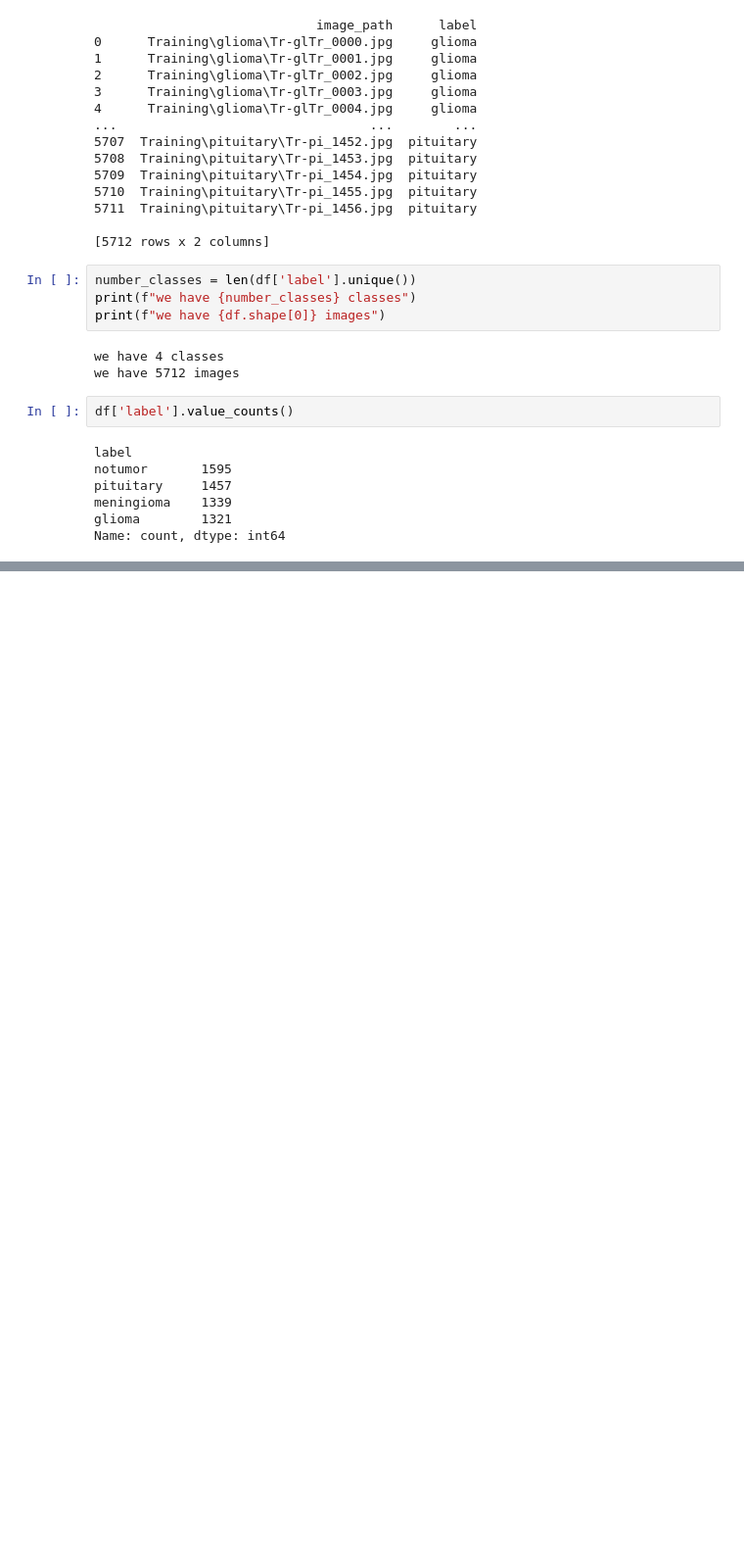
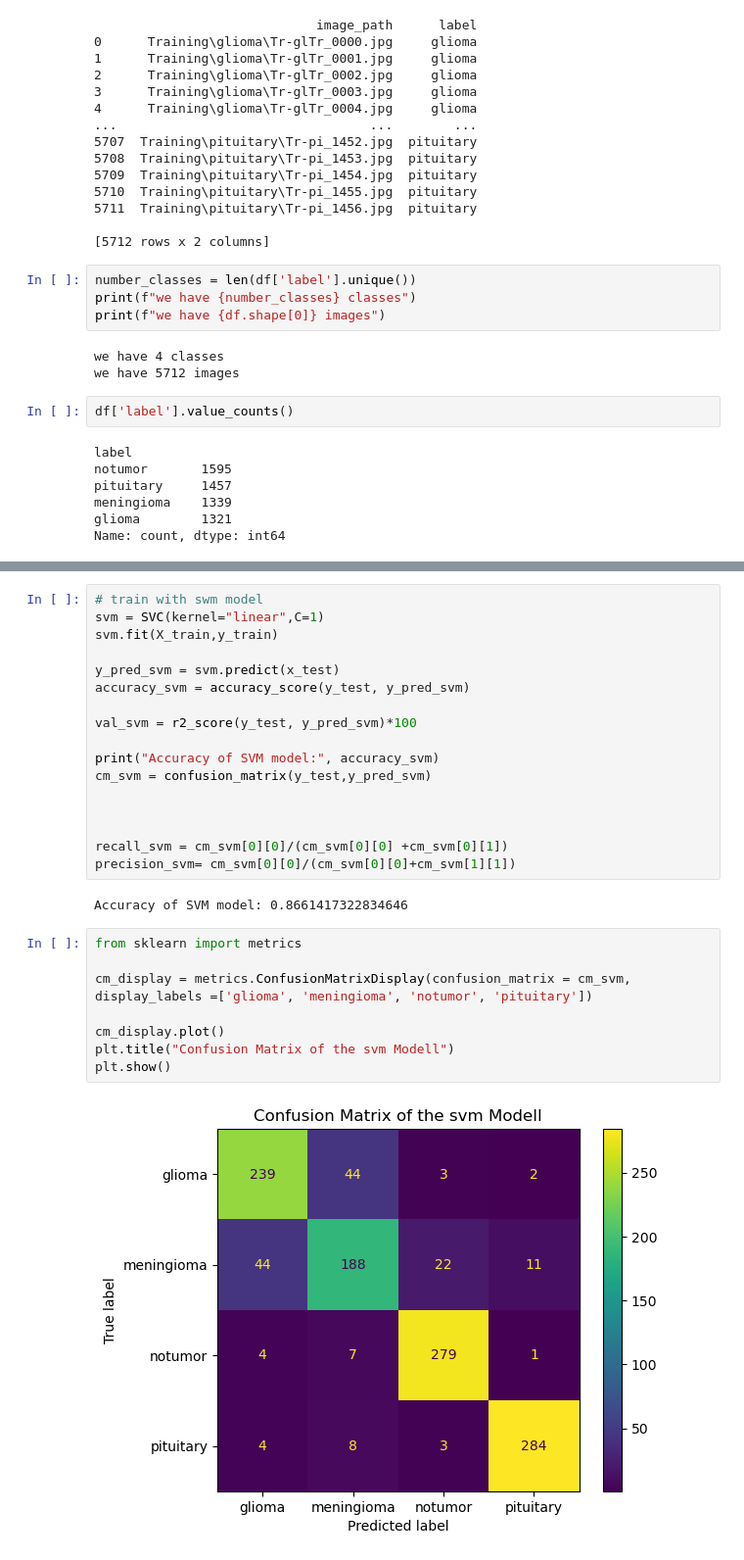
Before and after one commit to bassantmedhat/Brain-Tumor-Classification, a Jupyter notebook: model.ipynb, the cells around one changed output, grey strips where cells are left out. Shown at 98% size. Saved outputs shown, nothing was run; the diff lists cells and outputs as text; blank space fills up the shorter version.

Commit message:
Add files via upload
Adding Svm model and Knn

```diff
--- a/model.ipynb
+++ b/model.ipynb
@@ -127,0 +164,29 @@ Name: count, dtype: int64
+# %%
+# train with swm model
+svm = SVC(kernel="linear",C=1)
+svm.fit(X_train,y_train)
+
+y_pred_svm = svm.predict(x_test)
+accuracy_svm = accuracy_score(y_test, y_pred_svm)
+
+val_svm = r2_score(y_test, y_pred_svm)*100
+
+print("Accuracy of SVM model:", accuracy_svm)
+cm_svm = confusion_matrix(y_test,y_pred_svm)
+
+
+
+recall_svm = cm_svm[0][0]/(cm_svm[0][0] +cm_svm[0][1])
+precision_svm= cm_svm[0][0]/(cm_svm[0][0]+cm_svm[1][1])
+# %% [output]
+Accuracy of SVM model: 0.8661417322834646
+# %%
+from sklearn import metrics
+
+cm_display = metrics.ConfusionMatrixDisplay(confusion_matrix = cm_svm, display_labels =['glioma', 'meningioma', 'notumor', 'pituitary'])
+
+cm_display.plot()
+plt.title("Confusion Matrix of the svm Modell")
+plt.show()
+# %% [output]
+[figure, added]
```
Also changed, not shown: parts of 19 cells of this notebook.
